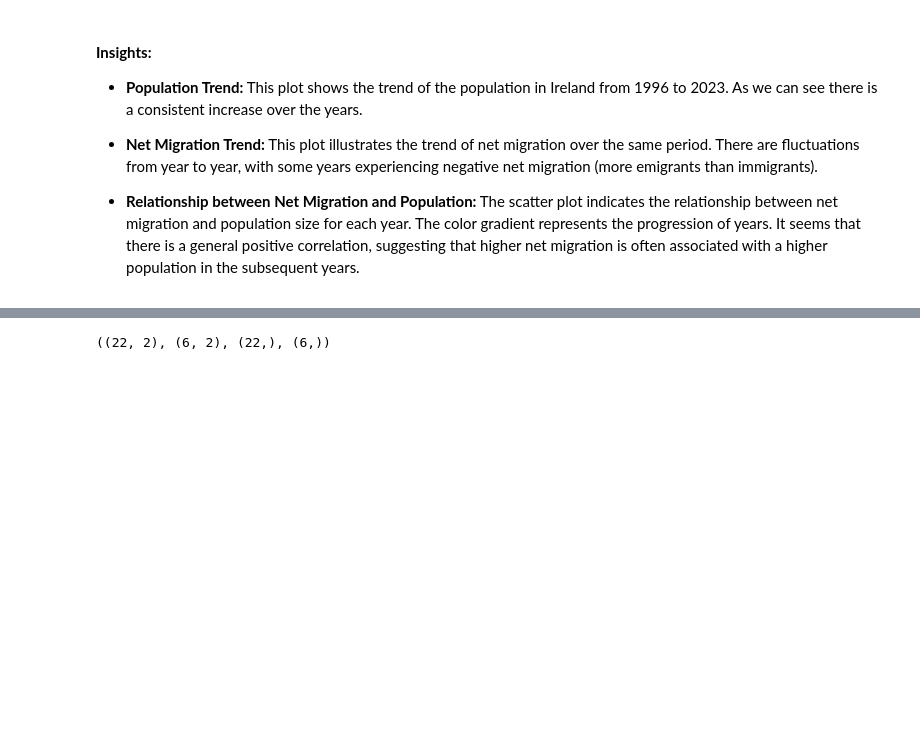
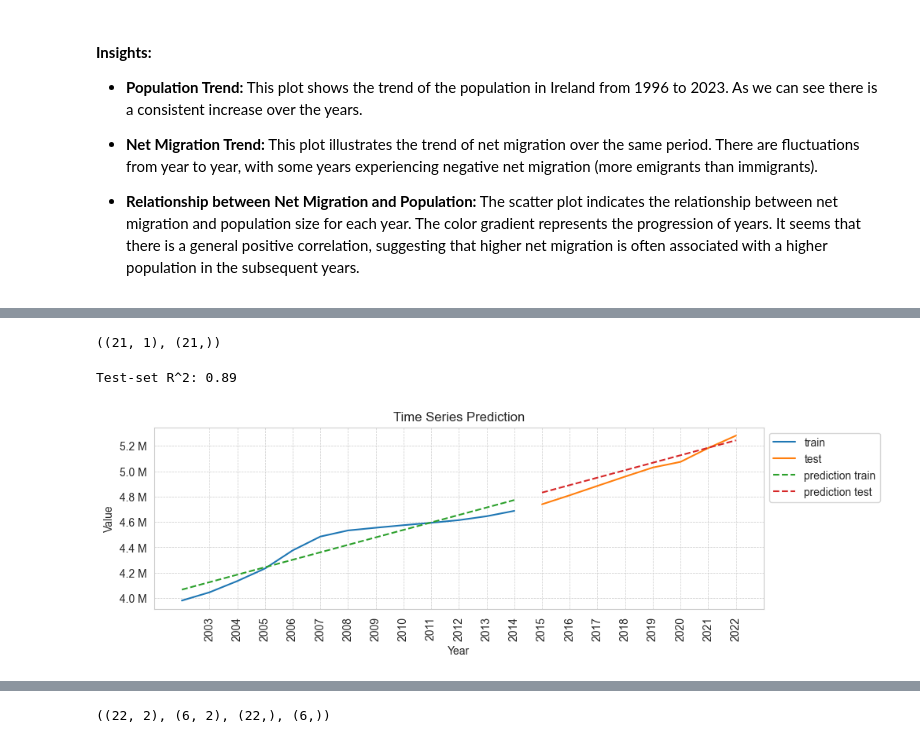
Before and after one commit to mkoleva0/DataAnalytics_CA1, a Jupyter notebook: CA1_3_final_ML.ipynb, the cells around one changed output, grey strips where cells are left out. Saved outputs shown, nothing was run; the diff lists cells and outputs as text; code cells hidden in the pictures; blank space fills up the shorter version.

```diff
--- a/CA1_3_final_ML.ipynb
+++ b/CA1_3_final_ML.ipynb
@@ -148,0 +356,44 @@ A scatter plot to visualize the relationship between net migration and populatio
+# %%
+X = filtered_BothSex.index.astype("int64").values.reshape(-1, 1)  # Features
+y = filtered_BothSex['VALUE'].values
+
+X.shape, y.shape
+# %% [output]
+((21, 1), (21,))
+# %%
+n_train = 13
+
+def eval_on_features(features, target, regressor):
+    X_train, X_test = features[:n_train], features[n_train:]
+    y_train, y_test = target[:n_train], target[n_train:]
+
+    regressor.fit(X_train, y_train)
+    y_pred_test = regressor.predict(X_test)
+    y_pred_train = regressor.predict(X_train)
+
+    test_score = r2_score(y_test, y_pred_test)
+    print(f"Test-set R^2: {test_score:.2f}")
+
+    plt.figure(figsize=(10, 3))
+
+    xticks = pd.date_range(start=filtered_BothSex.index.min(), end=filtered_BothSex.index.max(), freq='A-DEC')
+
+    plt.plot(filtered_BothSex.index[:n_train], y_train, label="train")
+    plt.plot(filtered_BothSex.index[n_train:], y_test, label="test")
+    plt.plot(filtered_BothSex.index[:n_train], y_pred_train, '--', label="prediction train")
+    plt.plot(filtered_BothSex.index[n_train:], y_pred_test, '--', label="prediction test")
+
+    plt.xticks(xticks, xticks.strftime("%Y"), rotation=90)
+    plt.legend()
+    plt.xlabel("Year")
+    plt.ylabel("Value")
+    plt.title("Time Series Prediction")
+    plt.grid(True, linestyle='--', linewidth=0.5)
+    plt.gca().yaxis.set_major_formatter(FuncFormatter(millions_formatter))
+    plt.legend(bbox_to_anchor=(1, 1))
+    plt.show()
+# %%
+eval_on_features(X, y, LinearRegression())
+# %% [output]
+Test-set R^2: 0.89
+[figure, added]
```
Also changed, not shown: parts of 104 cells of this notebook.
